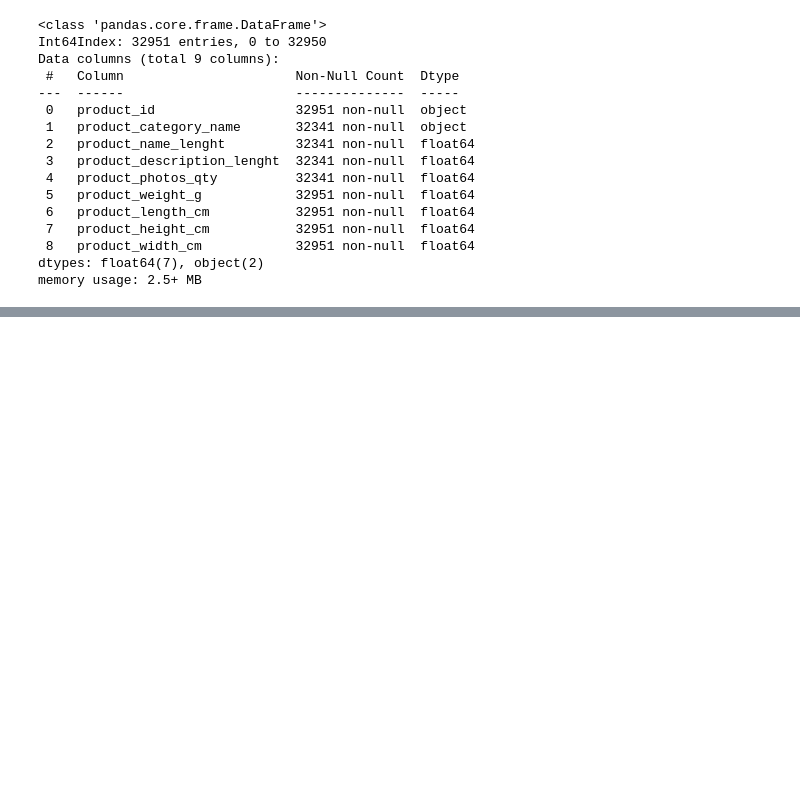
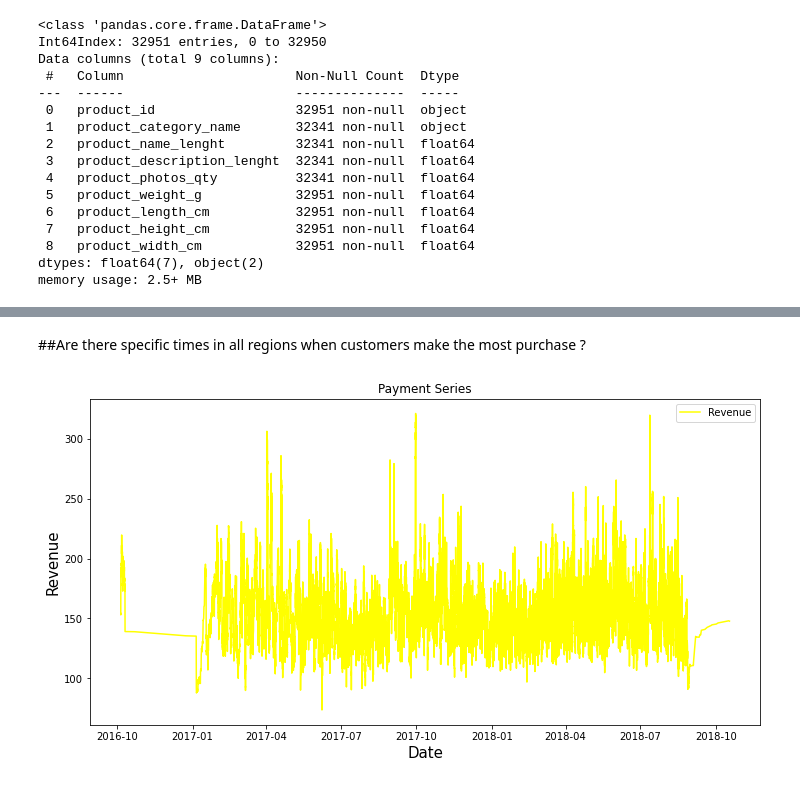
Before and after one commit to FauzanNR/DataAnalysisDicoding, a Jupyter notebook: data_analysis.ipynb, the cells around one changed output, grey strips where cells are left out. Cells and saved outputs as stored; diff of their text form; code cells hidden in the pictures; blank space fills up the shorter version.

```diff
--- a/data_analysis.ipynb
+++ b/data_analysis.ipynb
@@ -474,0 +546,3 @@ intersection_df.describe(include="all")
+# %%
+order_time =payment_val_order_region.sort_values(by='order_purchase_timestamp', ascending=True)
+order_time
@@ -474,0 +643,12 @@ intersection_df.describe(include="all")
+# %% [markdown]
+##Are there specific times in all regions when customers make the most purchase ?
+# %%
+plt.figure(figsize=(12,6))
+plt.plot(order_time['order_purchase_timestamp'], order_time['payment_value'].rolling(window=100).mean(), label='Revenue', color = 'yellow')
+plt.title('Payment Series')
+plt.xlabel('Date', size = 15)
+plt.ylabel('Revenue', size=15)
+plt.legend()
+plt.show()
+# %% [output]
+[figure, added]
```
Also changed, not shown: parts of 48 cells of this notebook.
